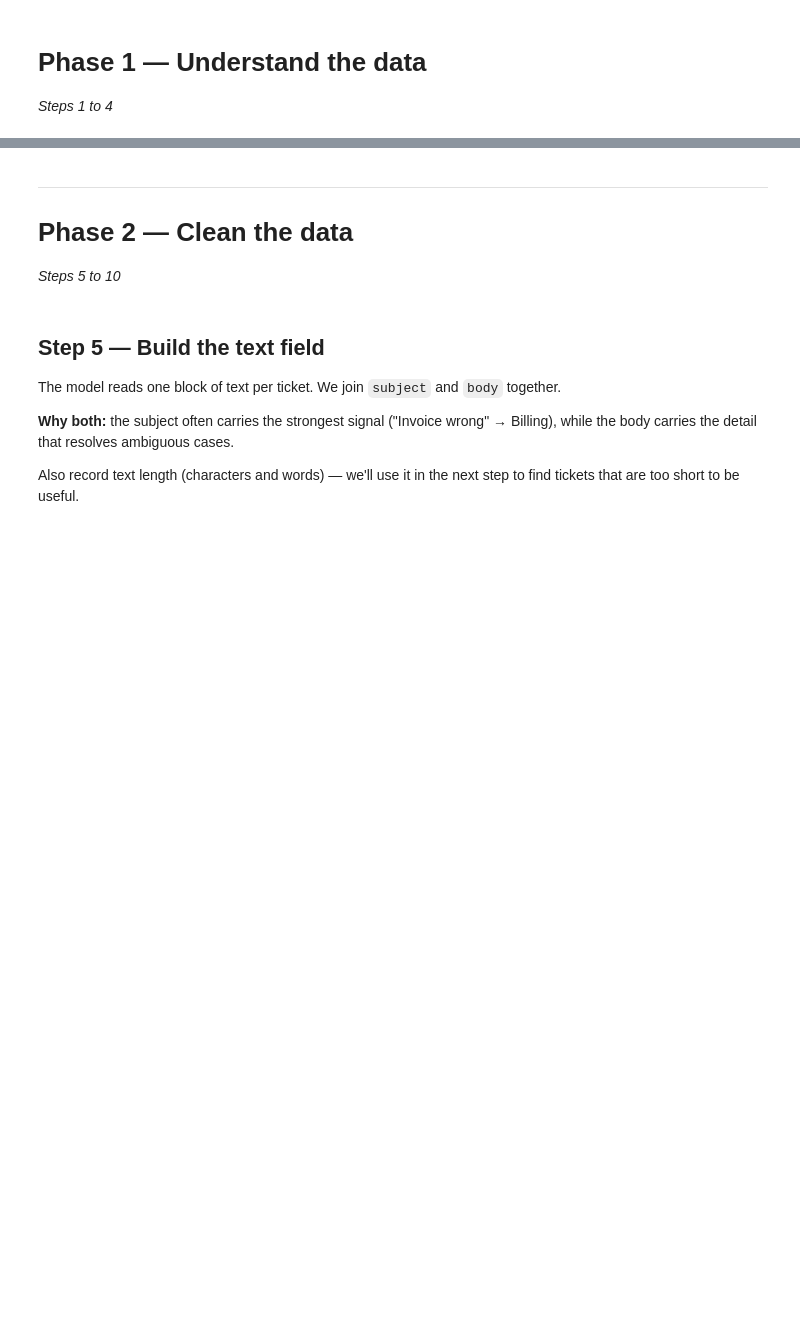
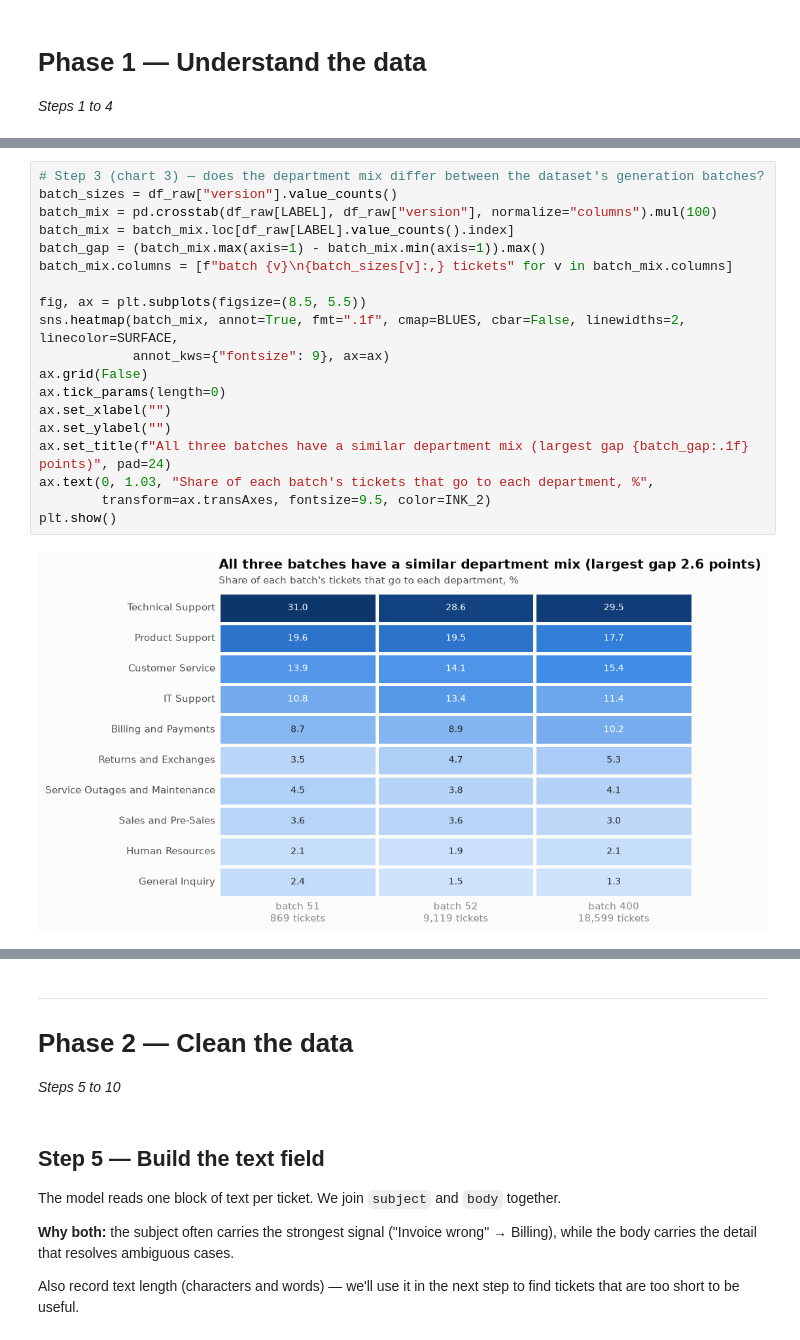
Before and after one commit to karthikiyer365/Live, a Jupyter notebook: topic-classification/department_classifier_pipeline.ipynb, the cells around one changed output, grey strips where cells are left out. Drawn from its saved outputs; the diff is of its cells as text; blank space fills up the shorter version.

```diff
--- a/topic-classification/department_classifier_pipeline.ipynb
+++ b/topic-classification/department_classifier_pipeline.ipynb
@@ -75,0 +318,21 @@ Surprises are much cheaper to find now than after training a model on them.
+# %%
+# Step 3 (chart 3) — does the department mix differ between the dataset's generation batches?
+batch_sizes = df_raw["version"].value_counts()
+batch_mix = pd.crosstab(df_raw[LABEL], df_raw["version"], normalize="columns").mul(100)
+batch_mix = batch_mix.loc[df_raw[LABEL].value_counts().index]
+batch_gap = (batch_mix.max(axis=1) - batch_mix.min(axis=1)).max()
+batch_mix.columns = [f"batch {v}\n{batch_sizes[v]:,} tickets" for v in batch_mix.columns]
+
+fig, ax = plt.subplots(figsize=(8.5, 5.5))
+sns.heatmap(batch_mix, annot=True, fmt=".1f", cmap=BLUES, cbar=False, linewidths=2, linecolor=SURFACE,
+            annot_kws={"fontsize": 9}, ax=ax)
+ax.grid(False)
+ax.tick_params(length=0)
+ax.set_xlabel("")
+ax.set_ylabel("")
+ax.set_title(f"All three batches have a similar department mix (largest gap {batch_gap:.1f} points)", pad=24)
+ax.text(0, 1.03, "Share of each batch's tickets that go to each department, %",
+        transform=ax.transAxes, fontsize=9.5, color=INK_2)
+plt.show()
+# %% [output]
+[figure, added]
```
Also changed, not shown: parts of 23 cells of this notebook, 2 other files.
